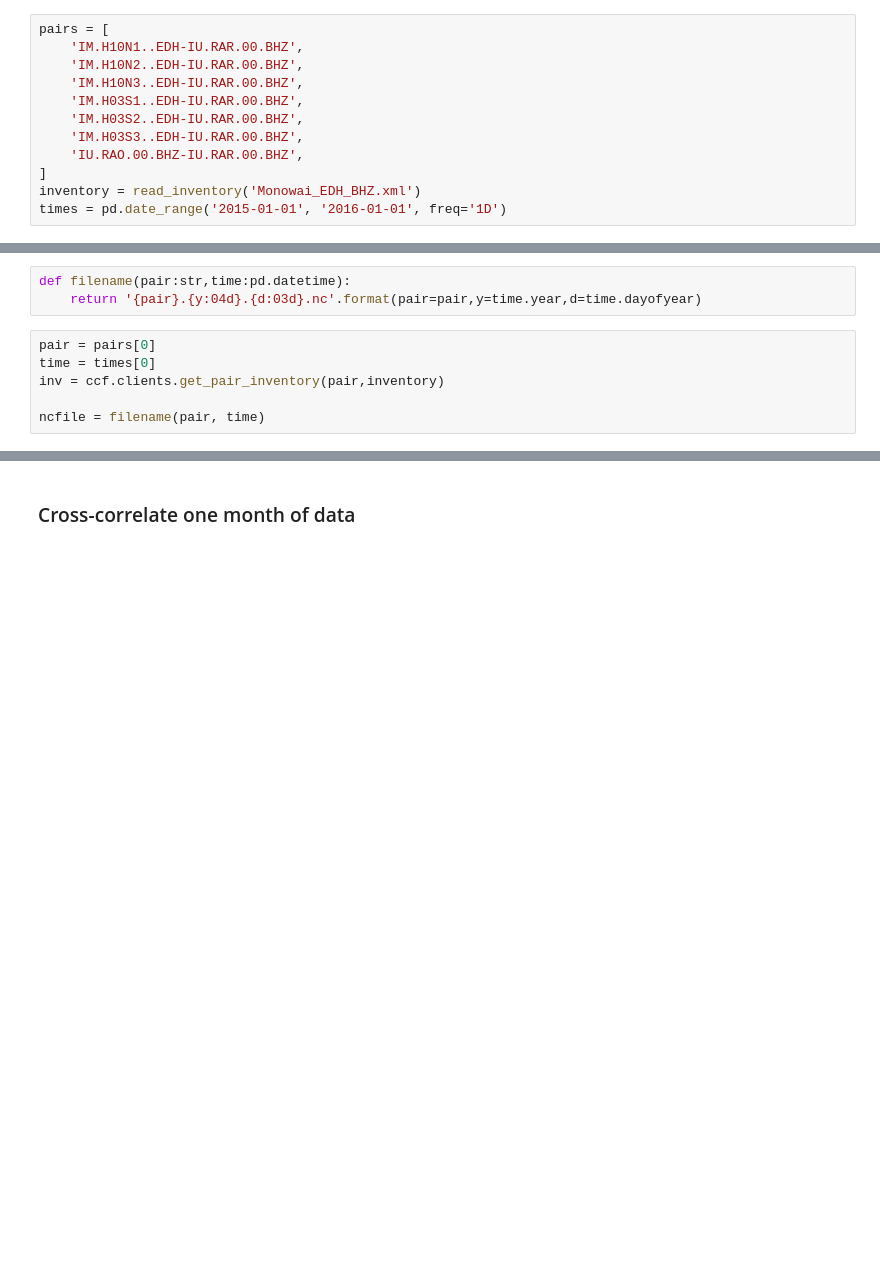
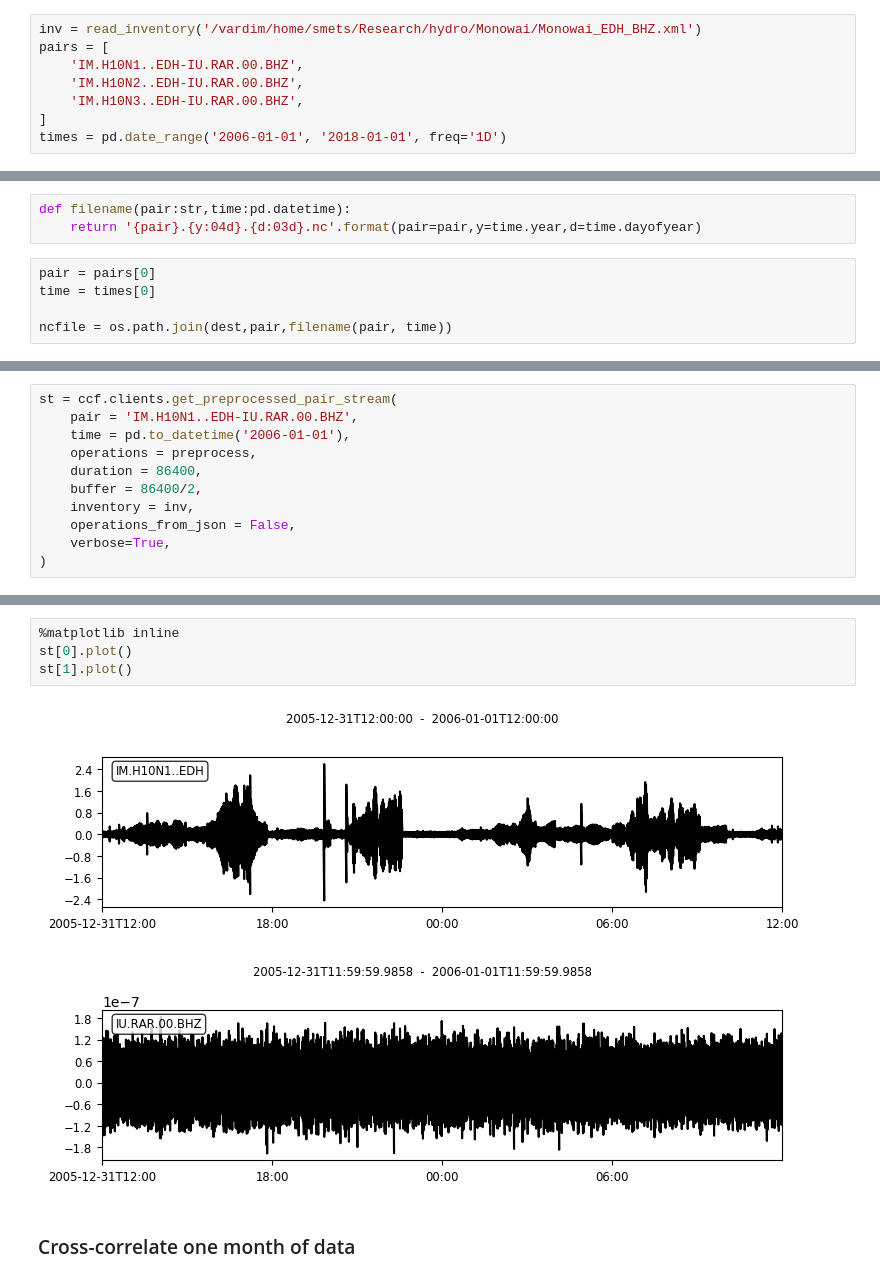
Before and after one commit to psmsmets/xcorr, a Jupyter notebook: notebooks/CC scheme.ipynb, the cells around one changed output, grey strips where cells are left out. Drawn from its saved outputs; the diff is of its cells as text; blank space fills up the shorter version.

Commit message:
inventory and missing data fix

```diff
--- a/notebooks/CC scheme.ipynb
+++ b/notebooks/CC scheme.ipynb
@@ -54,15 +61,11 @@ ncfile_prefix = 'MVC.CC.RAW.'
 # %%
+inv = read_inventory('/vardim/home/smets/Research/hydro/Monowai/Monowai_EDH_BHZ.xml')
 pairs = [
     'IM.H10N1..EDH-IU.RAR.00.BHZ',
     'IM.H10N2..EDH-IU.RAR.00.BHZ',
     'IM.H10N3..EDH-IU.RAR.00.BHZ',
-    'IM.H03S1..EDH-IU.RAR.00.BHZ',
-    'IM.H03S2..EDH-IU.RAR.00.BHZ',
-    'IM.H03S3..EDH-IU.RAR.00.BHZ',
-    'IU.RAO.00.BHZ-IU.RAR.00.BHZ',
 ]
-inventory = read_inventory('Monowai_EDH_BHZ.xml')
-times = pd.date_range('2015-01-01', '2016-01-01', freq='1D')
+times = pd.date_range('2006-01-01', '2018-01-01', freq='1D')
 # %% [markdown]
 ### single period
 # %%
@@ -71,8 +74,7 @@ def filename(pair:str,time:pd.datetime):
 # %%
 pair = pairs[0]
 time = times[0]
-inv = ccf.clients.get_pair_inventory(pair,inventory)
 
-ncfile = filename(pair, time)
+ncfile = os.path.join(dest,pair,filename(pair, time))
 # %%
 ds = ccf.init_dataset(
@@ -102,0 +113,11 @@ Data variables:
+# %%
+st = ccf.clients.get_preprocessed_pair_stream(
+    pair = 'IM.H10N1..EDH-IU.RAR.00.BHZ',
+    time = pd.to_datetime('2006-01-01'),
+    operations = preprocess,
+    duration = 86400,
+    buffer = 86400/2,
+    inventory = inv,
+    operations_from_json = False,
+    verbose=True,
+)
@@ -103,3 +148,10 @@ Data variables:
+# %%
+%matplotlib inline
+st[0].plot()
+st[1].plot()
+# %% [output]
+[figure, added]
+[figure, added]
 # %% [markdown]
 ### Cross-correlate one month of data
 # %%
```
Also changed, not shown: parts of 14 cells of this notebook, 6 other files.
